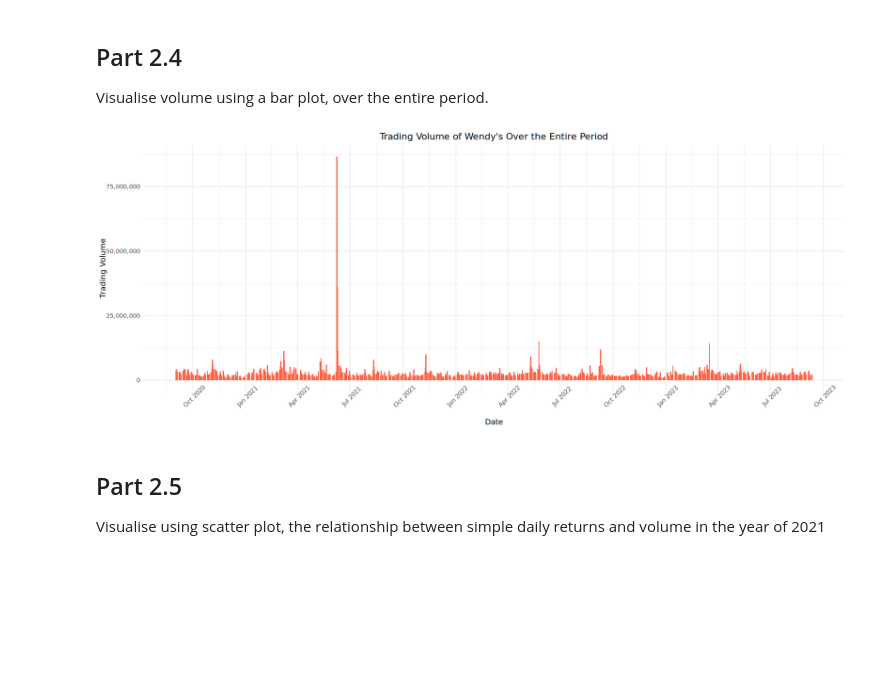
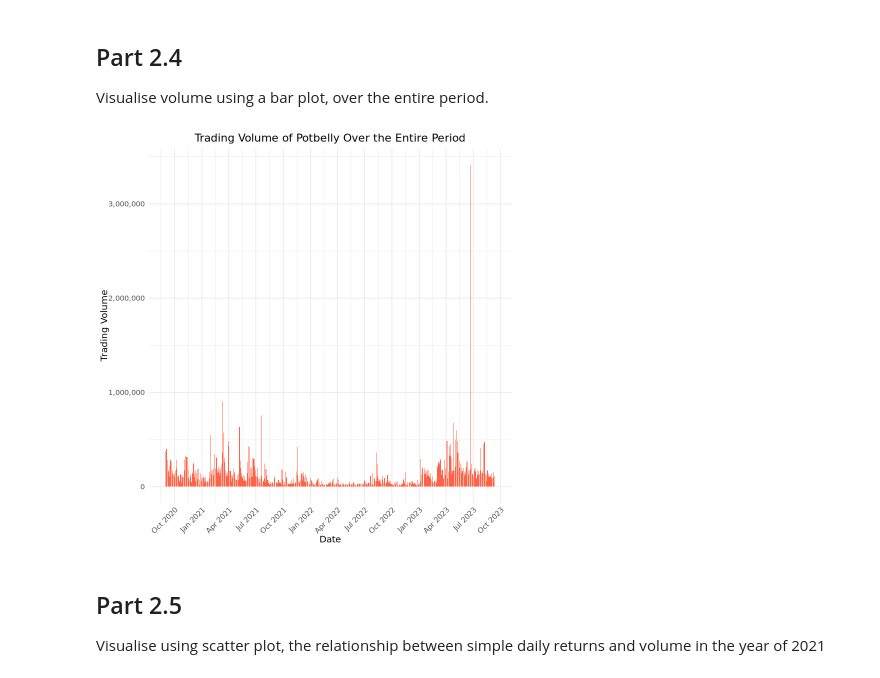
Before and after one commit to LiamHoogstad/Apps_R_HW1, a Jupyter notebook: MAIN_FILE.ipynb, the cells around one changed output. Saved outputs shown, nothing was run; the diff lists cells and outputs as text; code cells hidden in the pictures; blank space fills up the shorter version.

```diff
--- a/MAIN_FILE.ipynb
+++ b/MAIN_FILE.ipynb
@@ -705,21 +704,22 @@ Throughout the period analysed, the stock shows significant volatility, which is
 
 Visualise volume using a bar plot, over the entire period.
 # %%
-ggplot(wendy, aes(x = datadate, y = cshtrd)) +
+ggplot(data_potbelly, aes(x = datadate, y = cshtrd)) + # Used datadate as x-axis and cshtrd (volume) as y-axis
   geom_bar(stat = "identity", fill = "tomato", width = 2) +
   labs(
-    title = "Trading Volume of Wendy's Over the Entire Period",
+    title = "Trading Volume of Potbelly Over the Entire Period", # Adding Title And Labels
     x = "Date",
     y = "Trading Volume"
   ) +
-  scale_y_continuous(labels = scales::comma) +
-  expand_limits(y = max(wendy$cshtrd)) +
+  scale_y_continuous(labels = scales::comma) + # Adjusting the scal in Y axis
   scale_x_date(date_breaks = "3 months", date_labels = "%b %Y") +
   theme_minimal() +
-  theme(axis.text.x = element_text(angle = 45),
-        plot.title = element_text(hjust = 0.5))
+  theme(
+    axis.text.x = element_text(angle = 45, hjust = 1),
+    plot.title = element_text(hjust = 0.5)
+  )
 # %% [output]
-[figure, old version]
+[figure, new version]
 # %% [markdown]
 ## Part 2.5
 
```
Also changed, not shown: parts of 26 cells of this notebook.
